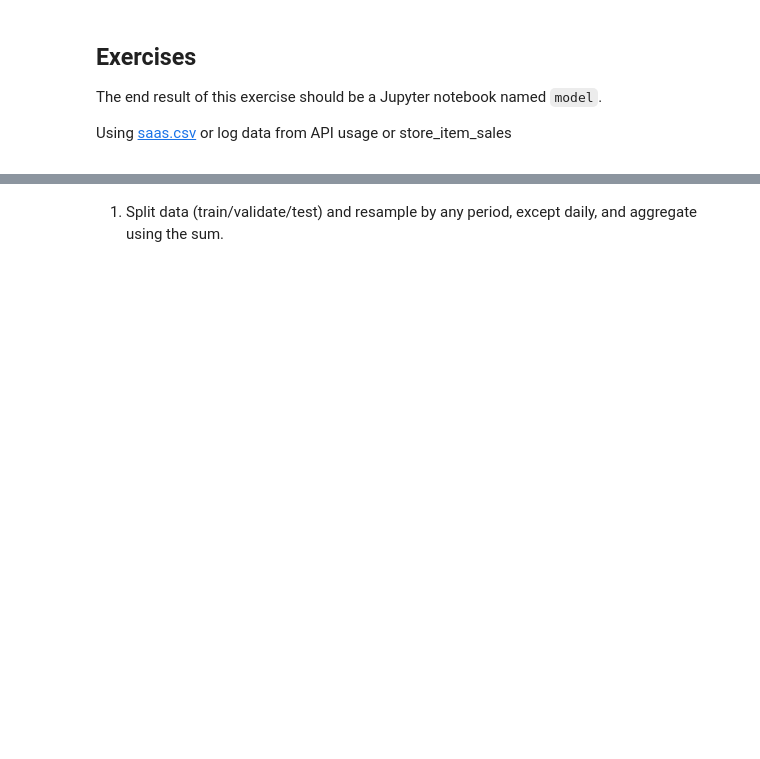
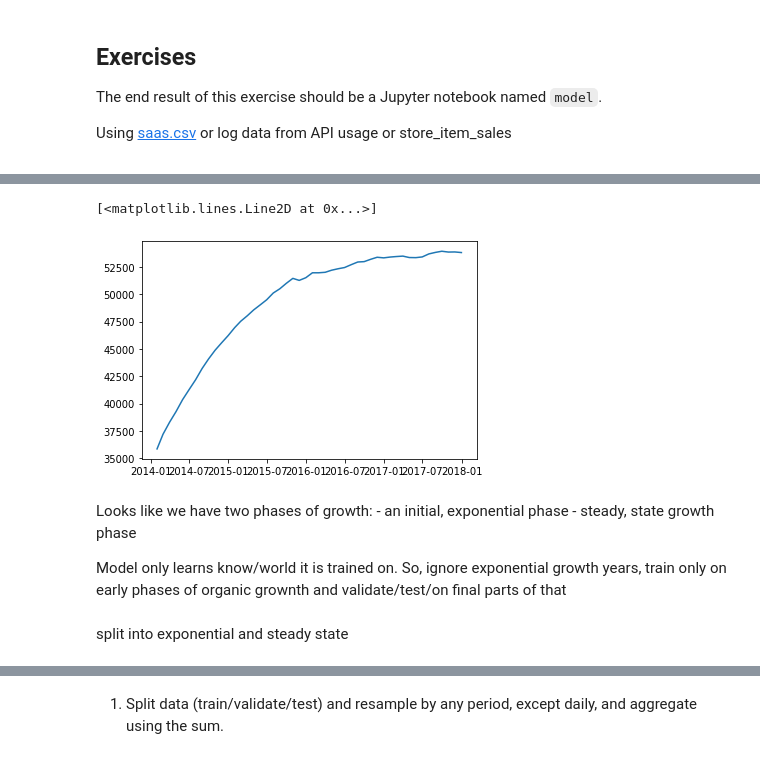
Before and after one commit to Jared-Godar/time-series-exercises, a Jupyter notebook: tsa_modeling_exercises.ipynb, the cells around one changed output, grey strips where cells are left out. Drawn from its saved outputs; the diff is of its cells as text; code cells hidden in the pictures; blank space fills up the shorter version.

```diff
--- a/tsa_modeling_exercises.ipynb
+++ b/tsa_modeling_exercises.ipynb
@@ -5,0 +167,2 @@
+# %%
+month = df.resample('M').sum()
@@ -5,0 +180,2 @@
+# %%
+month.drop(['Customer_Id', 'Invoice_Id', 'Subscription_Type'], axis=1, inplace=True)
@@ -5,0 +193,13 @@
+# %%
+plt.plot(month.index, month.Amount)
+# %% [output]
+[<matplotlib.lines.Line2D at 0x...>]
+[figure, added]
+# %% [markdown]
+Looks like we have two phases of growth:
+    - an initial, exponential phase
+    - steady, state growth phase
+
+Model only learns know/world it is trained on. So, ignore exponential growth years, train only on early phases of organic grownth and validate/test/on final parts of that
+# %% [markdown]
+split into exponential and steady state
```
Also changed, not shown: parts of 76 cells of this notebook, 1 other file.
